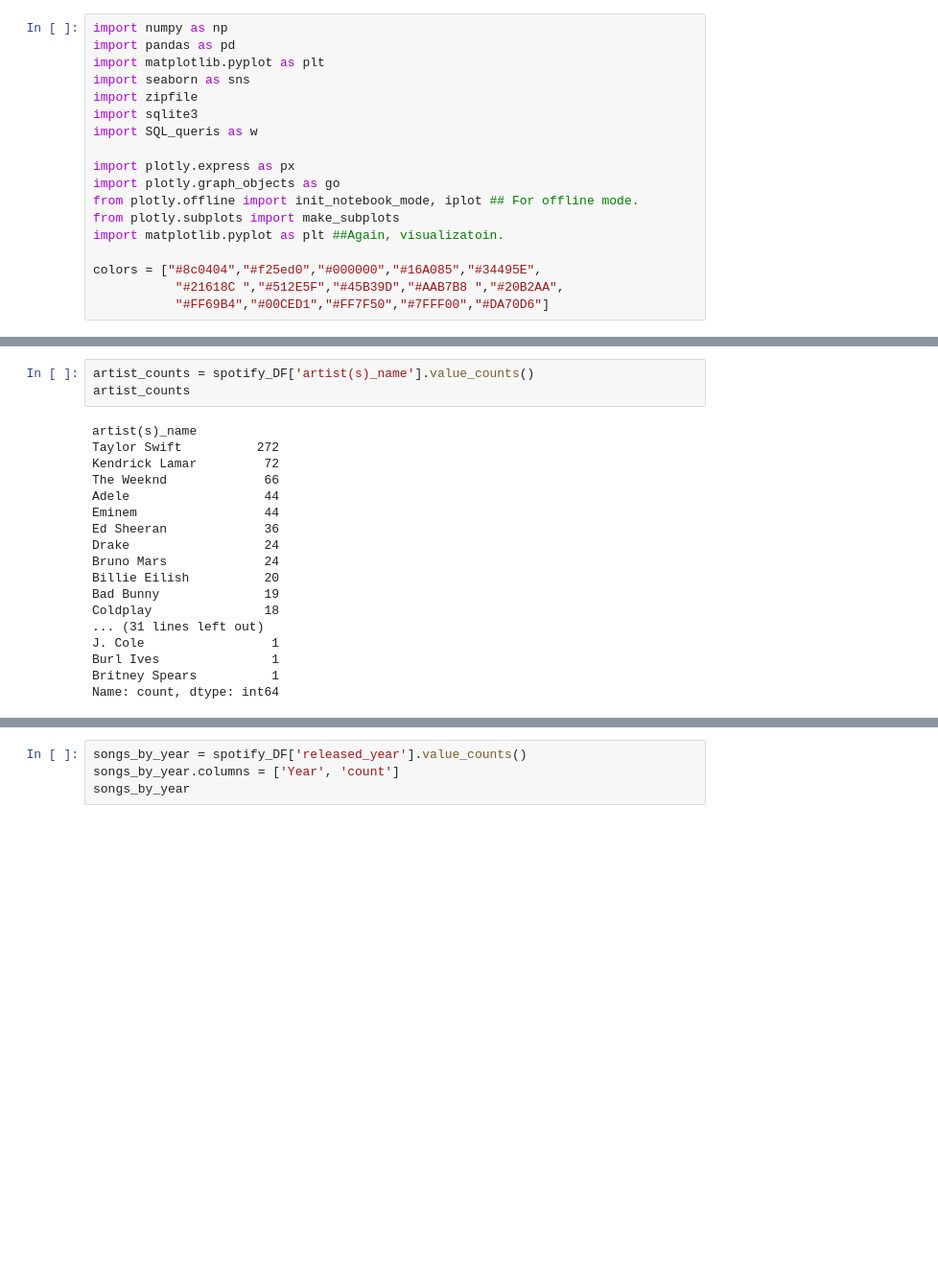
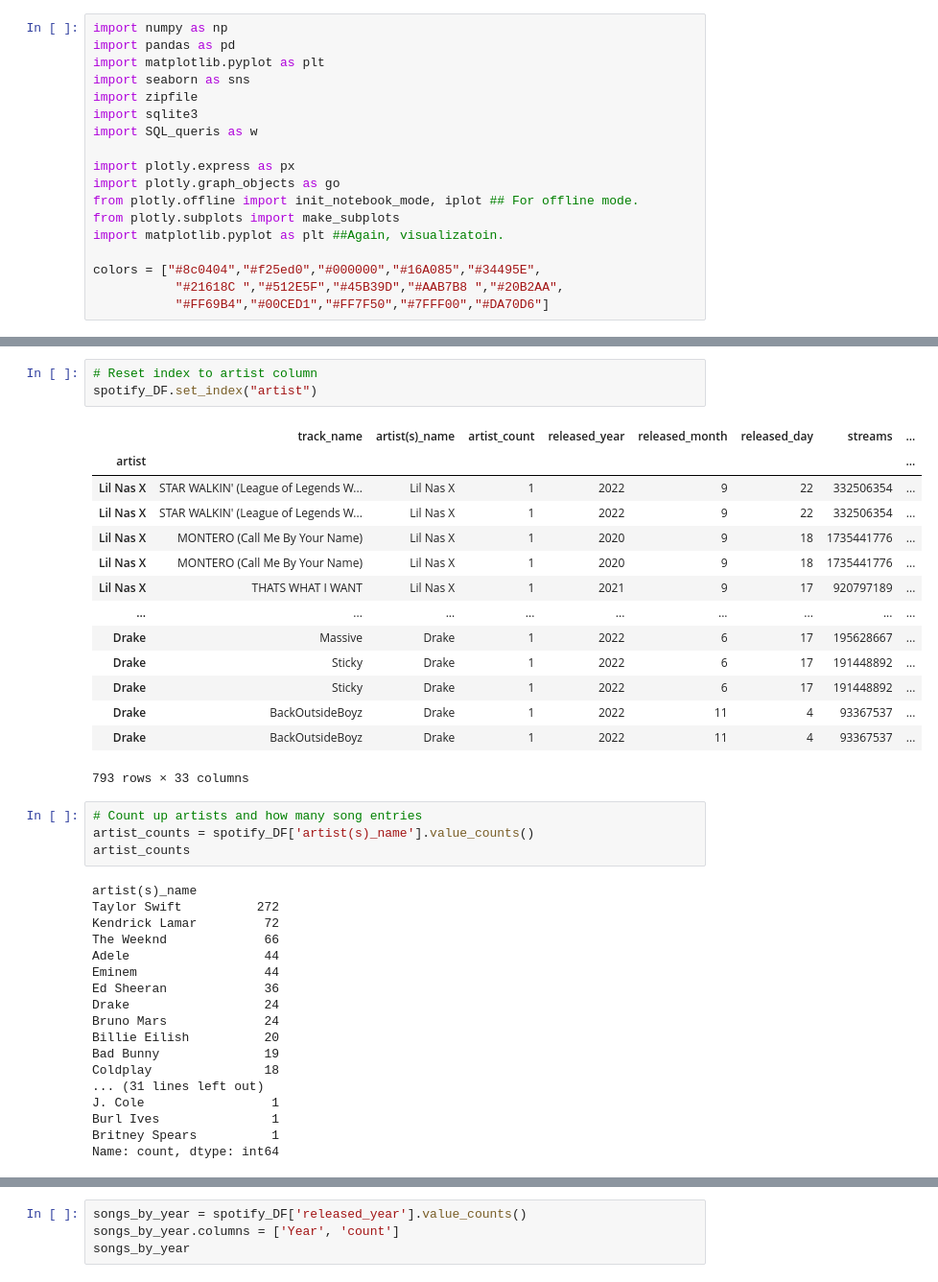
Before and after one commit to floodadosious34/Music-Trends-Data-Analysis, a Jupyter notebook: Spotify_Data_Analysis.ipynb, the cells around one changed output, grey strips where cells are left out. Shown at 96% size. Saved outputs shown, nothing was run; the diff lists cells and outputs as text; blank space fills up the shorter version.

```diff
--- a/Spotify_Data_Analysis.ipynb
+++ b/Spotify_Data_Analysis.ipynb
@@ -47,4 +79,23 @@ Index(['index', 'Unnamed: 0', 'track_name', 'artist(s)_name', 'artist_count',
+# %%
+# Reset index to artist column
+spotify_DF.set_index("artist")
+# %% [output]
+|  | track_name | artist(s)_name | artist_count | released_year | released_month | released_day | streams | ... |
+| artist |  |  |  |  |  |  |  | ... |
+| Lil Nas X | STAR WALKIN' (League of Legends W... | Lil Nas X | 1 | 2022 | 9 | 22 | 332506354 | ... |
+| Lil Nas X | STAR WALKIN' (League of Legends W... | Lil Nas X | 1 | 2022 | 9 | 22 | 332506354 | ... |
+| Lil Nas X | MONTERO (Call Me By Your Name) | Lil Nas X | 1 | 2020 | 9 | 18 | 1735441776 | ... |
+| Lil Nas X | MONTERO (Call Me By Your Name) | Lil Nas X | 1 | 2020 | 9 | 18 | 1735441776 | ... |
+| Lil Nas X | THATS WHAT I WANT | Lil Nas X | 1 | 2021 | 9 | 17 | 920797189 | ... |
+| ... | ... | ... | ... | ... | ... | ... | ... | ... |
+| Drake | Massive | Drake | 1 | 2022 | 6 | 17 | 195628667 | ... |
+| Drake | Sticky | Drake | 1 | 2022 | 6 | 17 | 191448892 | ... |
+| Drake | Sticky | Drake | 1 | 2022 | 6 | 17 | 191448892 | ... |
+| Drake | BackOutsideBoyz | Drake | 1 | 2022 | 11 | 4 | 93367537 | ... |
+| Drake | BackOutsideBoyz | Drake | 1 | 2022 | 11 | 4 | 93367537 | ... |
+793 rows × 33 columns
 # %%
+# Count up artists and how many song entries
 artist_counts = spotify_DF['artist(s)_name'].value_counts()
 artist_counts
 # %% [output]
```
Also changed, not shown: parts of 12 cells of this notebook.
